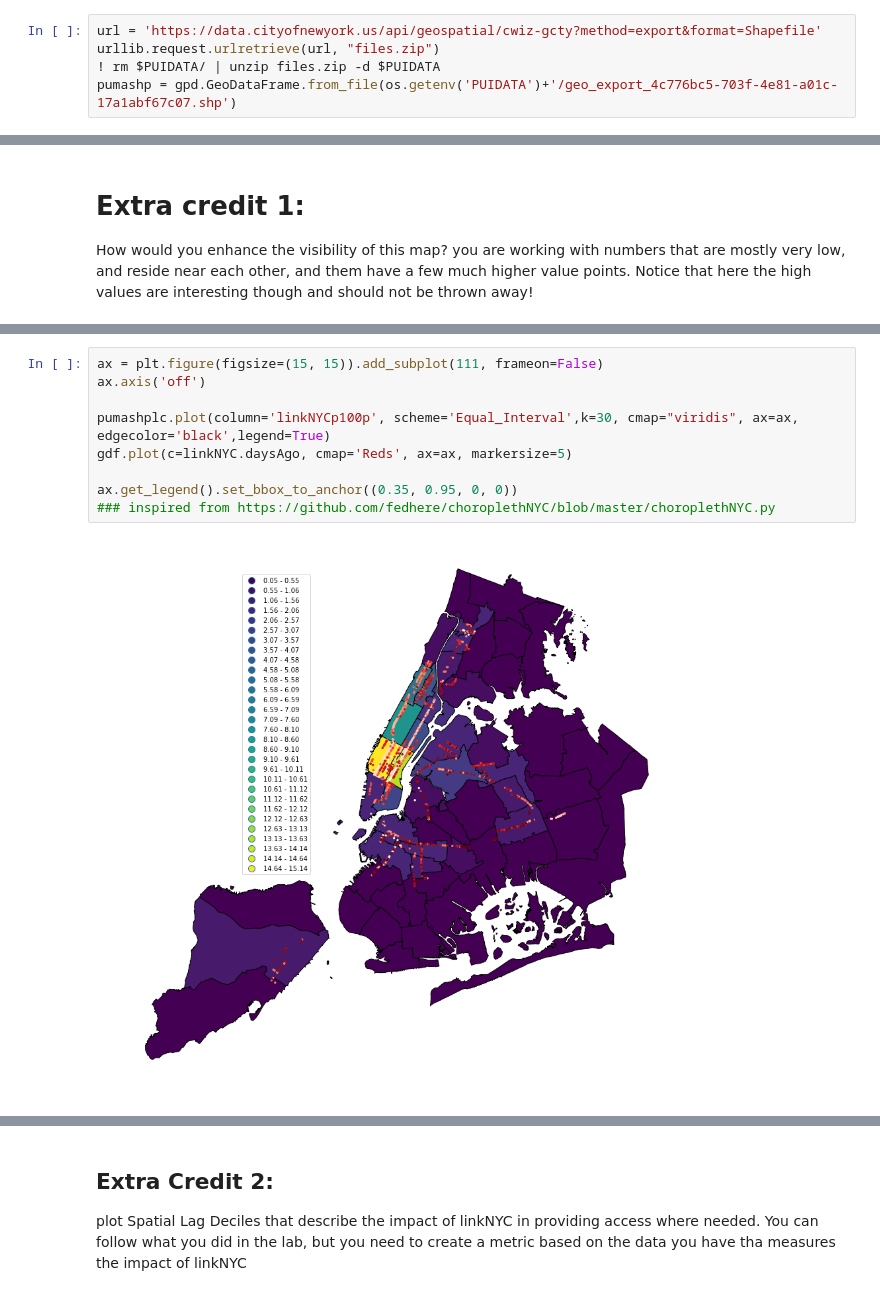
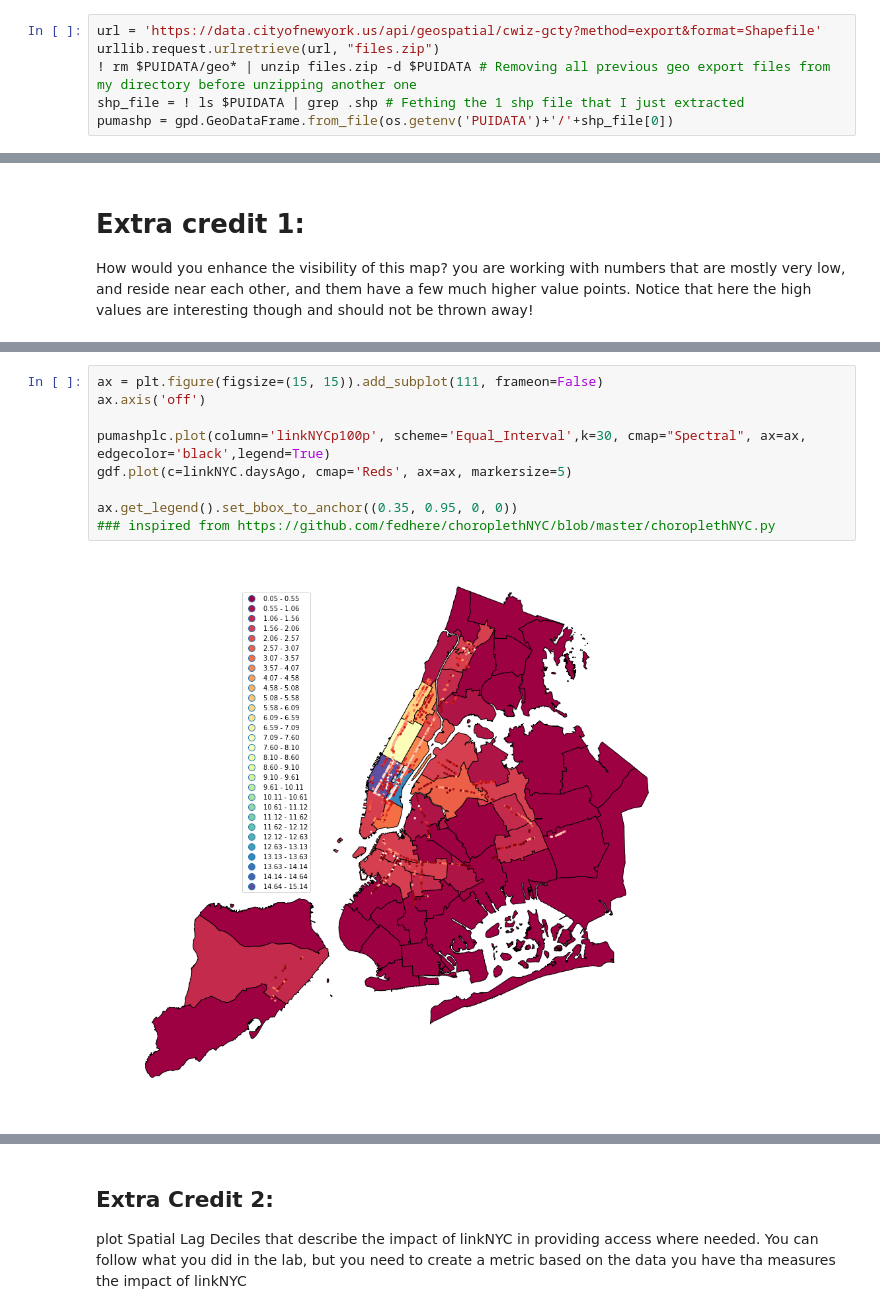
Before and after one commit to tanyani/PUI2018_tn1050, a Jupyter notebook: HW7_tn1050/geopandas_census_instructions.ipynb, the cells around one changed output, grey strips where cells are left out. Saved outputs shown, nothing was run; the diff lists cells and outputs as text.

Commit message:
add extra creit 1

```diff
--- a/HW7_tn1050/geopandas_census_instructions.ipynb
+++ b/HW7_tn1050/geopandas_census_instructions.ipynb
@@ -46,6 +46,7 @@ print (PUIdata)
 # %%
 url = 'https://data.cityofnewyork.us/api/geospatial/cwiz-gcty?method=export&format=Shapefile'
 urllib.request.urlretrieve(url, "files.zip")
-! rm $PUIDATA/ | unzip files.zip -d $PUIDATA
-pumashp = gpd.GeoDataFrame.from_file(os.getenv('PUIDATA')+'/geo_export_4c776bc5-703f-4e81-a01c-17a1abf67c07.shp')
+! rm $PUIDATA/geo* | unzip files.zip -d $PUIDATA # Removing all previous geo export files from my directory before unzipping another one
+shp_file = ! ls $PUIDATA | grep .shp # Fething the 1 shp file that I just extracted
+pumashp = gpd.GeoDataFrame.from_file(os.getenv('PUIDATA')+'/'+shp_file[0])
 # %% [output]
@@ -564,12 +573,12 @@ How would you enhance the visibility of this map? you are working with numbers t
 # %%
 ax = plt.figure(figsize=(15, 15)).add_subplot(111, frameon=False)
 ax.axis('off')
 
-pumashplc.plot(column='linkNYCp100p', scheme='Equal_Interval',k=30, cmap="viridis", ax=ax, edgecolor='black',legend=True)
+pumashplc.plot(column='linkNYCp100p', scheme='Equal_Interval',k=30, cmap="Spectral", ax=ax, edgecolor='black',legend=True)
 gdf.plot(c=linkNYC.daysAgo, cmap='Reds', ax=ax, markersize=5)
 
 ax.get_legend().set_bbox_to_anchor((0.35, 0.95, 0, 0))
 ### inspired from https://github.com/fedhere/choroplethNYC/blob/master/choroplethNYC.py
 # %% [output]
-[figure, old version]
+[figure, new version]
 # %% [markdown]
```
Also changed, not shown: parts of 6 cells of this notebook, 1 other file.
